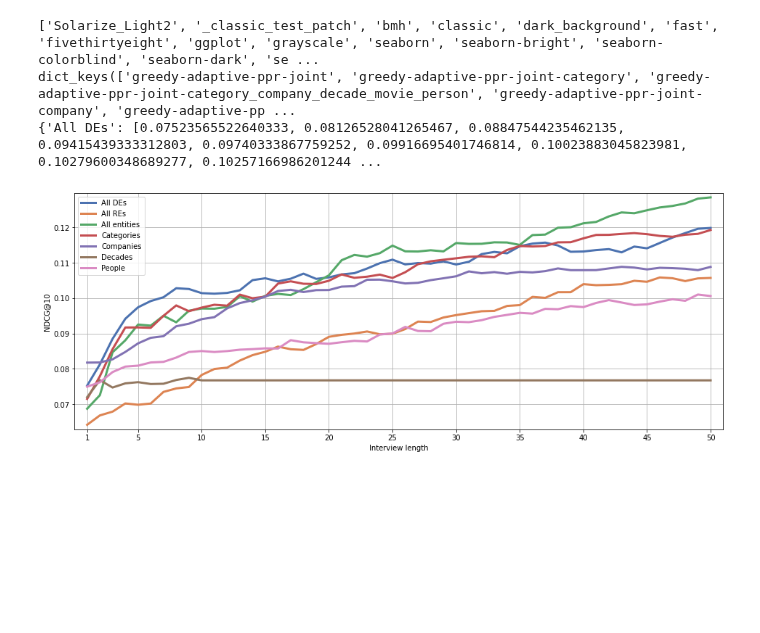
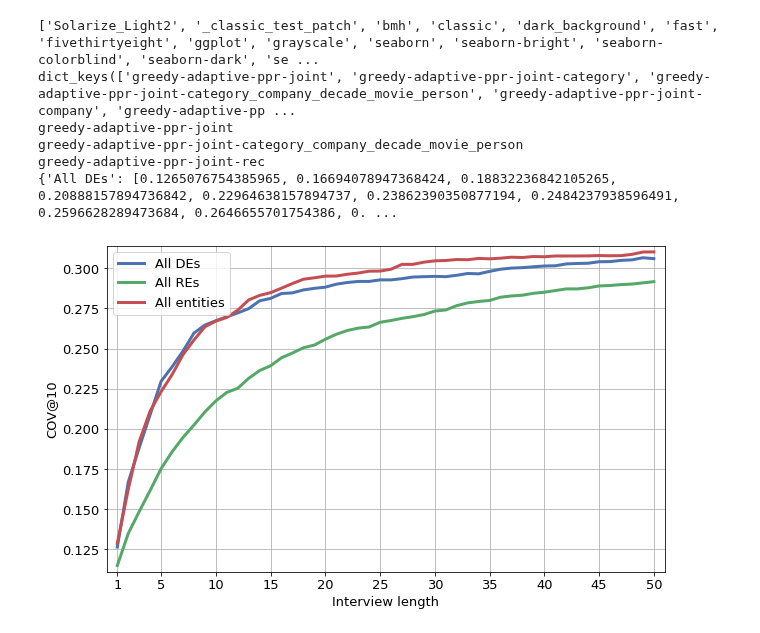
Before and after one commit to MI-911/cold-start-framework, a Jupyter notebook: tools/analysis/results/type_limit_comparison.ipynb, the cells around one changed output. Drawn from its saved outputs; the diff is of its cells as text; code cells hidden in the pictures; blank space fills up the shorter version.

Commit message:
Updated plots

```diff
--- a/tools/analysis/results/type_limit_comparison.ipynb
+++ b/tools/analysis/results/type_limit_comparison.ipynb
@@ -4,11 +4,14 @@ import matplotlib.pyplot as plt
 import numpy as np
 import seaborn as sns
 
-plt.rcParams['axes.linewidth'] = 0.8
-plt.style.use('seaborn-colorblind')
-sns.set_palette(sns.color_palette("deep", 10))
+font = {'family' : 'normal',
+        'size'   : 13}
+
+plt.rc('font', **font)
+plt.style.use('seaborn-deep')
+# sns.set_palette(sns.color_palette("deep", 10))
 print(plt.style.available)
-metric = 'ndcg'
+metric = 'cov'
 cutoff = '10'
 n_questions = 50
 experiment = 'equal'
@@ -26,34 +29,39 @@ name_map = {
     '-decade': 'Decades',
     '-category_company_decade_movie_person': 'All entities',
     '-person': 'People',
     '-company': 'Companies'
 }
 
+allowed = ['greedy-adaptive-ppr-joint', 'greedy-adaptive-ppr-joint-rec', 'greedy-adaptive-ppr-joint-category_company_decade_movie_person']
+data = {k: v for k, v in data.items() if k in allowed}
 for model in data:
     alias = name_map.get(model.replace('greedy-adaptive-ppr-joint', ''))
-
+    print(model)
     model_values[alias] = [np.mean(data[model][x - 1]) for x in xs]
 
-fig, ax = plt.subplots(figsize=(16, 6))
+fig, ax = plt.subplots(figsize=(10, 6))
 width = 0.5
 
 for i, model in enumerate(sorted(model_values)):
     values = model_values.get(model)
 
     plt.plot(xs, model_values.get(model), label=model, linewidth=3, color=f'C{i}')
 
 plt.xticks([1, 5, 10, 15, 20, 25, 30, 35, 40, 45, 50])
 plt.ylabel(f'{metric.upper()}@{cutoff}')
 plt.grid()
 plt.legend()#loc='upper center', bbox_to_anchor=(0.5, -0.15), shadow=True, ncol=2)
 plt.xlabel('Interview length')
 plt.margins(0.02,)
 plt.savefig('output/type_comparison.pdf', bbox_inches='tight')
 plt.show()
 
 print(model_values)
 # %% [output]
 ['Solarize_Light2', '_classic_test_patch', 'bmh', 'classic', 'dark_background', 'fast', 'fivethirtyeight', 'ggplot', 'grayscale', 'seaborn', 'seaborn-bright', 'seaborn-colorblind', 'seaborn-dark', 'se ...
 dict_keys(['greedy-adaptive-ppr-joint', 'greedy-adaptive-ppr-joint-category', 'greedy-adaptive-ppr-joint-category_company_decade_movie_person', 'greedy-adaptive-ppr-joint-company', 'greedy-adaptive-pp ...
-{'All DEs': [0.07523565522640333, 0.08126528041265467, 0.08847544235462135, 0.09415439333312803, 0.09740333867759252, 0.09916695401746814, 0.10023883045823981, 0.10279600348689277, 0.10257166986201244 ...
+greedy-adaptive-ppr-joint
+greedy-adaptive-ppr-joint-category_company_decade_movie_person
+greedy-adaptive-ppr-joint-rec
+{'All DEs': [0.1265076754385965, 0.16694078947368424, 0.18832236842105265, 0.20888157894736842, 0.22964638157894737, 0.23862390350877194, 0.2484237938596491, 0.2596628289473684, 0.2646655701754386, 0. ...
-[figure, old version]
+[figure, new version]
```
